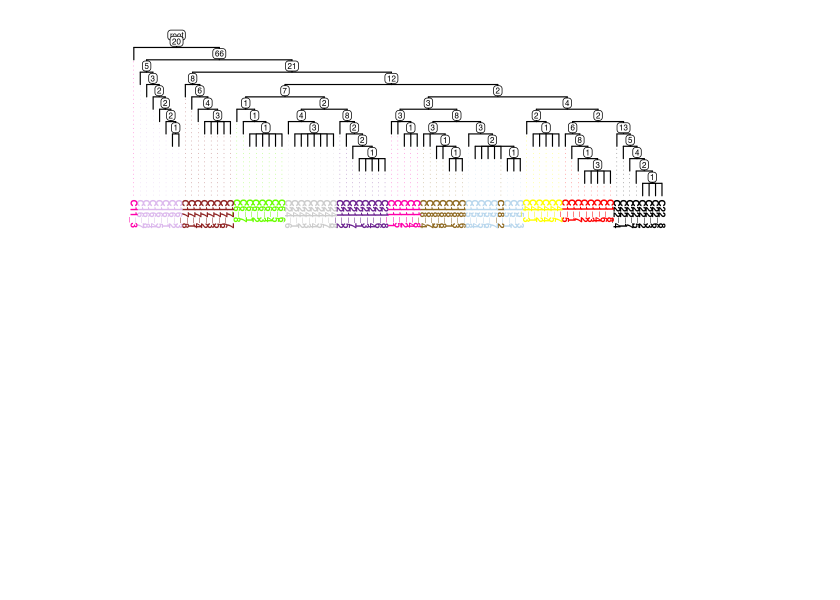
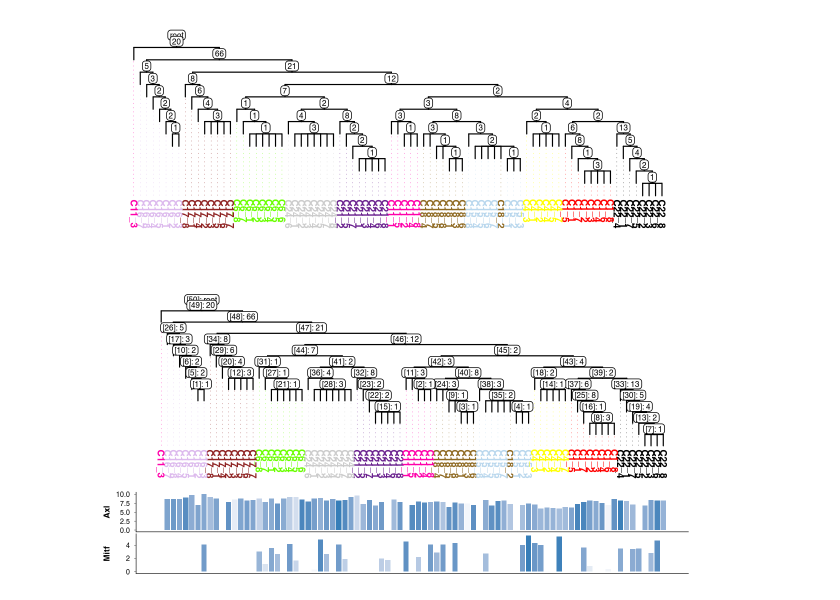
Before and after one commit to faridrashidi/trisicell, a Jupyter notebook: docs/source/example.ipynb, the cells around one changed output. Saved outputs shown, nothing was run; the diff lists cells and outputs as text; code cells hidden in the pictures; blank space fills up the shorter version.

```diff
--- a/docs/source/example.ipynb
+++ b/docs/source/example.ipynb
@@ -116,3 +116,21 @@ tsc.pl.dendro_tree(
 )
 # %% [output]
 [figure]
+# %%
+tsc.pl.dendro_tree(
+    tree,
+    cell_info=adata.obs,
+    label_color="subclone_color",
+    width=1200,
+    height=600,
+    dpi=200,
+    distance_labels_to_bottom=3,
+    inner_node_type="both",
+    inner_node_size=2,
+    annotation=[
+        ("bar", "Axl", "Erbb3", 0.2),
+        ("bar", "Mitf", "Mitf", 0.2),
+    ],
+)
+# %% [output]
+[figure, added]
```
Also changed, not shown: parts of 4 cells of this notebook, 1 other file.
